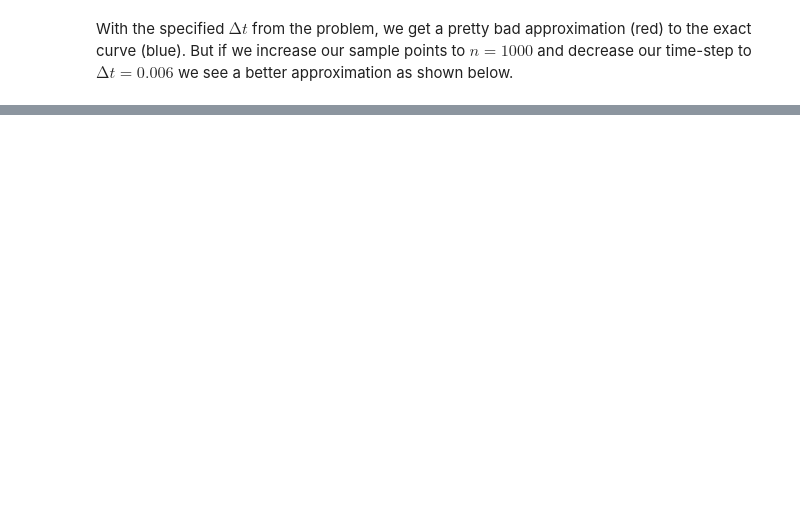
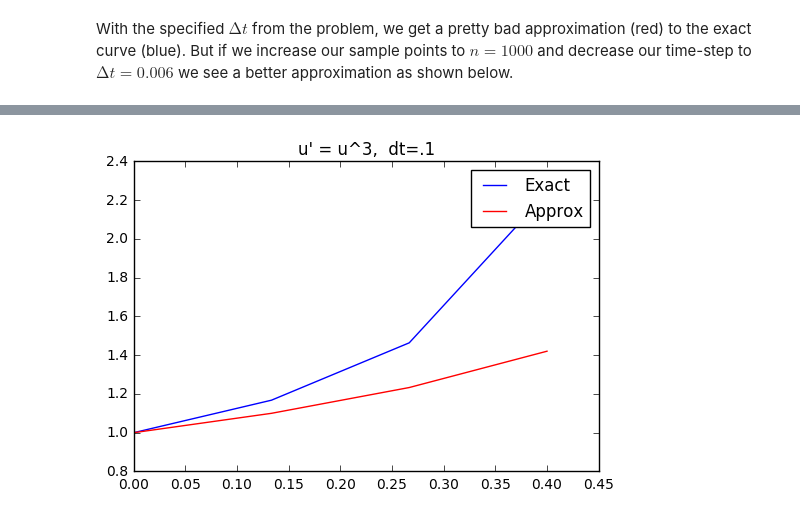
Before and after one commit to chapman-phys220-2016f/cw-07-saktill, a Jupyter notebook: cw07.ipynb, the cells around one changed output, grey strips where cells are left out. Cells and saved outputs as stored; diff of their text form; code cells hidden in the pictures; blank space fills up the shorter version.

```diff
--- a/cw07.ipynb
+++ b/cw07.ipynb
@@ -45,0 +74,10 @@ plt.show()
+# %%
+lExact = node.solve(3,.1)
+lApprox = node.numSolve(3,.1)
+plt.plot(lExact[0],lExact[1],'b-')
+plt.plot(lApprox[0],lApprox[1],'r-')
+plt.legend(['Exact','Approx'])
+plt.title("u' = u^3,  dt=.1")
+plt.show()
+# %% [output]
+[figure, added]
```
Also changed, not shown: parts of 9 cells of this notebook, 2 other files.
